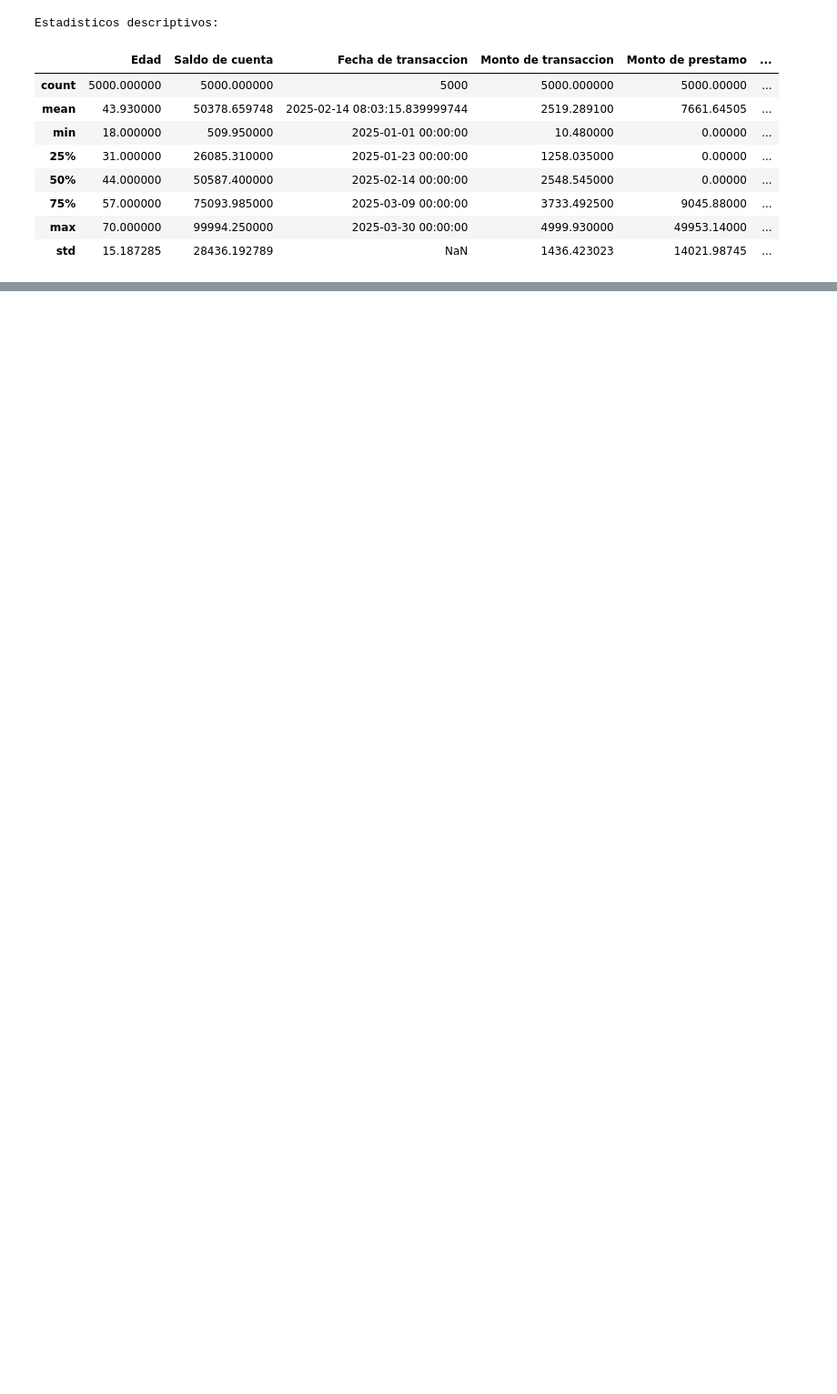
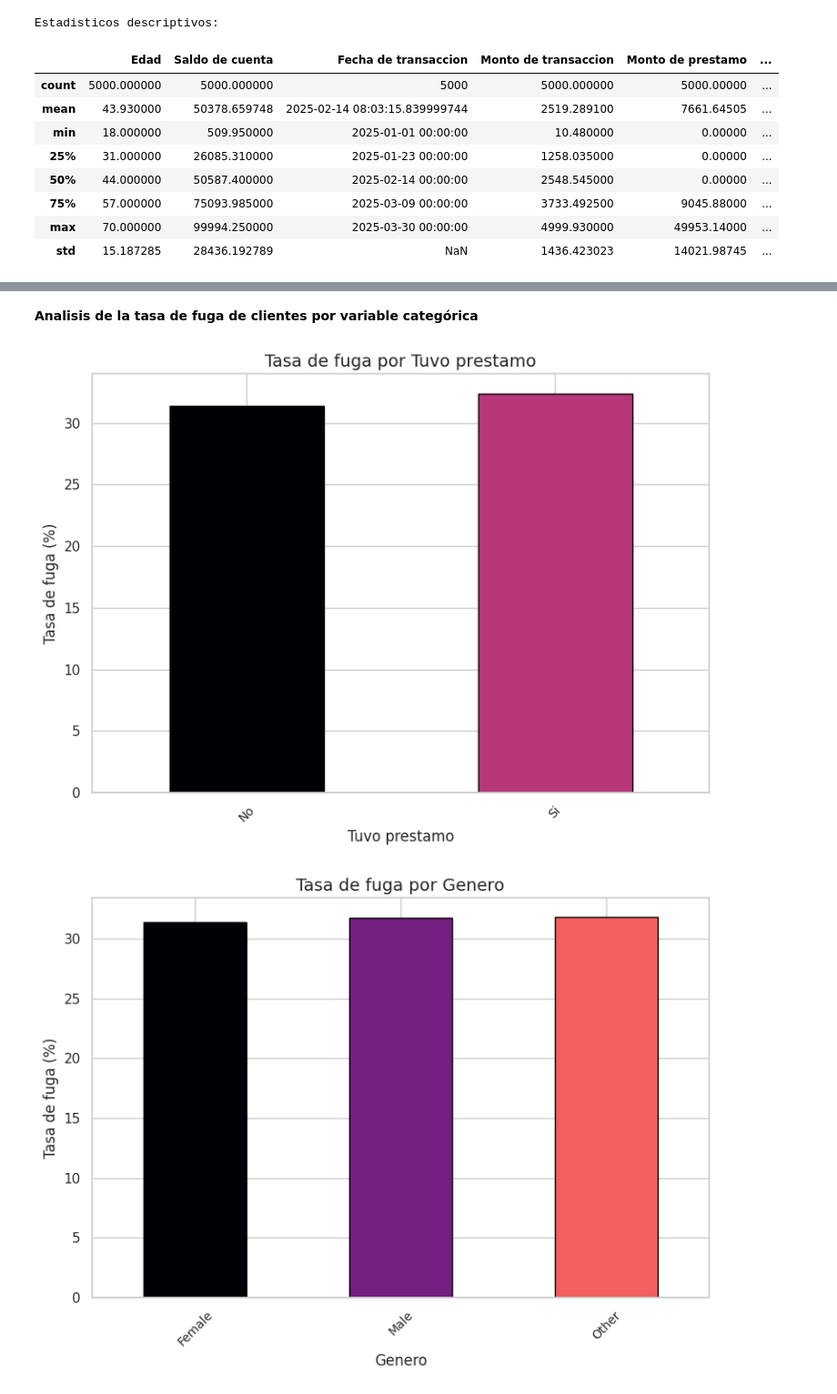
Before and after one commit to jmestralet/Proyecto_DS_Coderhouse, a Jupyter notebook: Proyecto.ipynb, the cells around one changed output, grey strips where cells are left out. Shown at 91% size. Drawn from its saved outputs; the diff is of its cells as text; code cells hidden in the pictures; blank space fills up the shorter version.

```diff
--- a/Proyecto.ipynb
+++ b/Proyecto.ipynb
@@ -331,0 +417,38 @@ Estadisticos descriptivos:
+# %% [markdown]
+**Analisis de la tasa de fuga de clientes por variable categórica**
+# %%
+
+
+categoricas = [
+    'Tuvo prestamo', 'Genero', 'Tipo de cuenta', 'Tipo de transaccion',
+    'Es empleado', 'Estado Civil', 'Region', 'Tendencia de actividad en cuenta'
+]
+
+
+colormap = plt.get_cmap('magma')
+
+for col in categoricas:
+
+    tasa = df.groupby(col)['Etiqueta de abandono'].mean() * 100
+
+
+    num_categories = len(tasa)
+    colors = [colormap(i / num_categories) for i in range(num_categories)]
+
+
+    fig, ax = plt.subplots(figsize=(8, 6))
+    bars = tasa.plot(kind='bar', ax=ax, edgecolor='black', color=colors)
+    ax.set_title(f'Tasa de fuga por {col}', fontsize=14)
+    ax.set_ylabel('Tasa de fuga (%)', fontsize=12)
+    ax.set_xlabel(col, fontsize=12)
+
+
+    ax.tick_params(axis='x', rotation=45, labelsize=10)
+
+    plt.tight_layout()
+
+
+    plt.show()
+# %% [output]
+[figure, added]
+[figure, added]
```
Also changed, not shown: parts of 81 cells of this notebook.
